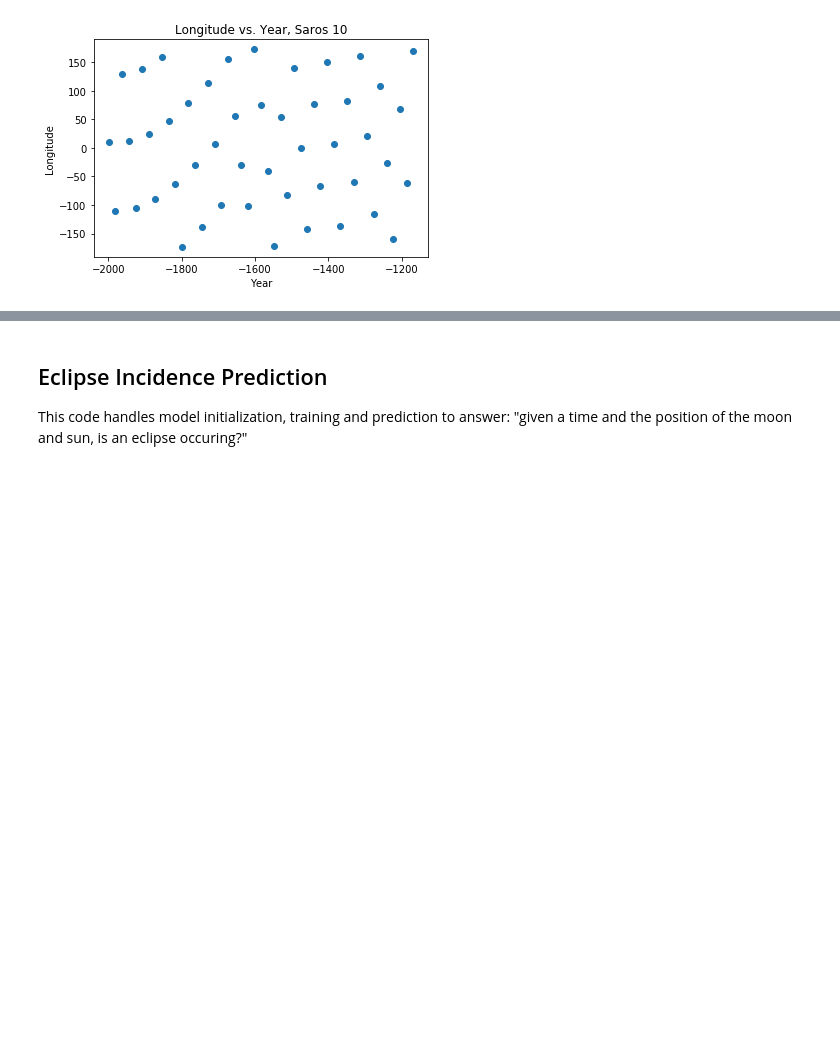
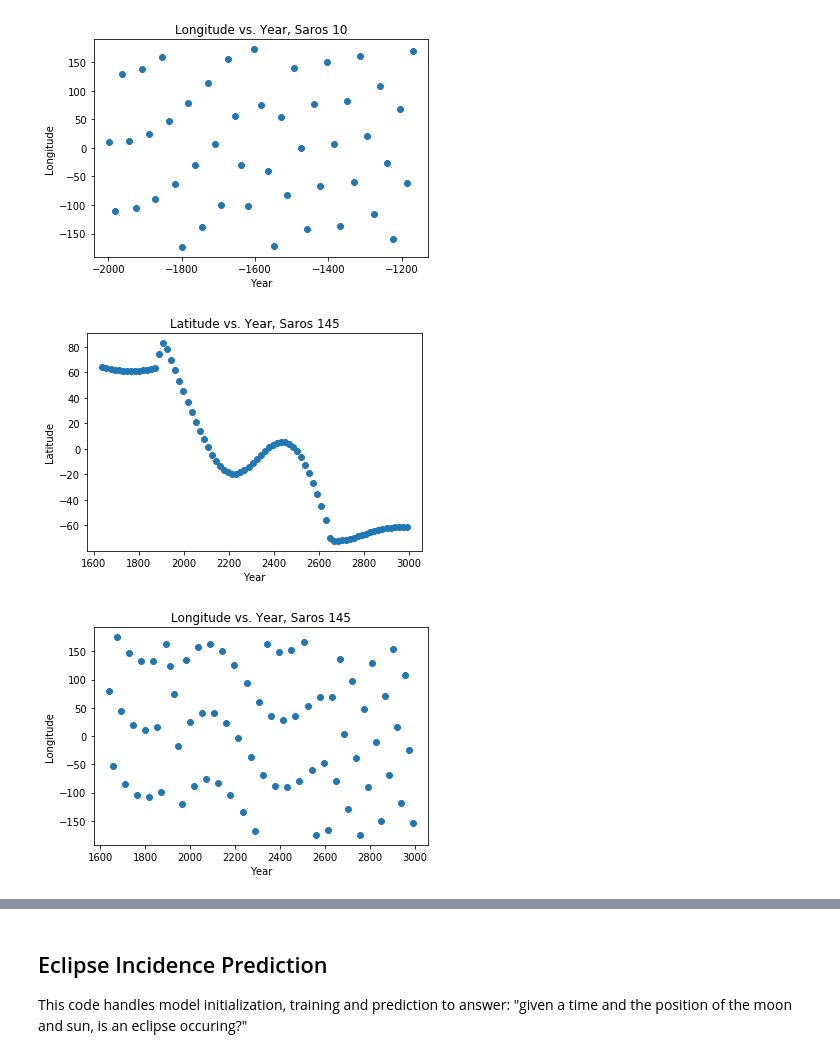
Before and after one commit to Kaahan/skep_project_s_final, a Jupyter notebook: eclipse/predict_eclipse.ipynb, the cells around one changed output, grey strips where cells are left out. Saved outputs shown, nothing was run; the diff lists cells and outputs as text; code cells hidden in the pictures; blank space fills up the shorter version.

```diff
--- a/eclipse/predict_eclipse.ipynb
+++ b/eclipse/predict_eclipse.ipynb
@@ -34,10 +36,10 @@ def convert_longitude(longitude):
     else:
         raise ValueError
 # %%
-raw_data = pd.read_csv('solar_eclipse_data.csv')
-raw_data['Latitude'] = raw_data['Latitude'].apply(lambda x: convert_latitude(x))
-raw_data['Longitude'] = raw_data['Longitude'].apply(lambda x: convert_longitude(x))
-raw_data.head()
+data = pd.read_csv('solar_eclipse_data.csv')
+data['Latitude'] = data['Latitude'].apply(lambda x: convert_latitude(x))
+data['Longitude'] = data['Longitude'].apply(lambda x: convert_longitude(x))
+data.head()
 # %% [output]
 |  | Catalog Number | Calendar Date | Eclipse Time | Delta T (s) | Lunation Number | Saros Number | Eclipse Type | ... |
 | 0 | 1 | -1999 June 12 | 03:14:51 | 46438 | -49456 | 5 | T | ... |
@@ -127,5 +128,10 @@ plot_saros(raw_data, 10)
 # %% [output]
 [figure]
 [figure]
+# %%
+plot_saros(data, 145)
+# %% [output]
+[figure, added]
+[figure, added]
 # %%
 GENERATE_DATA = False # set GENERATE_DATA to True to generate data again. May take ~1h or more depending on processing power
```
Also changed, not shown: parts of 35 cells of this notebook.
